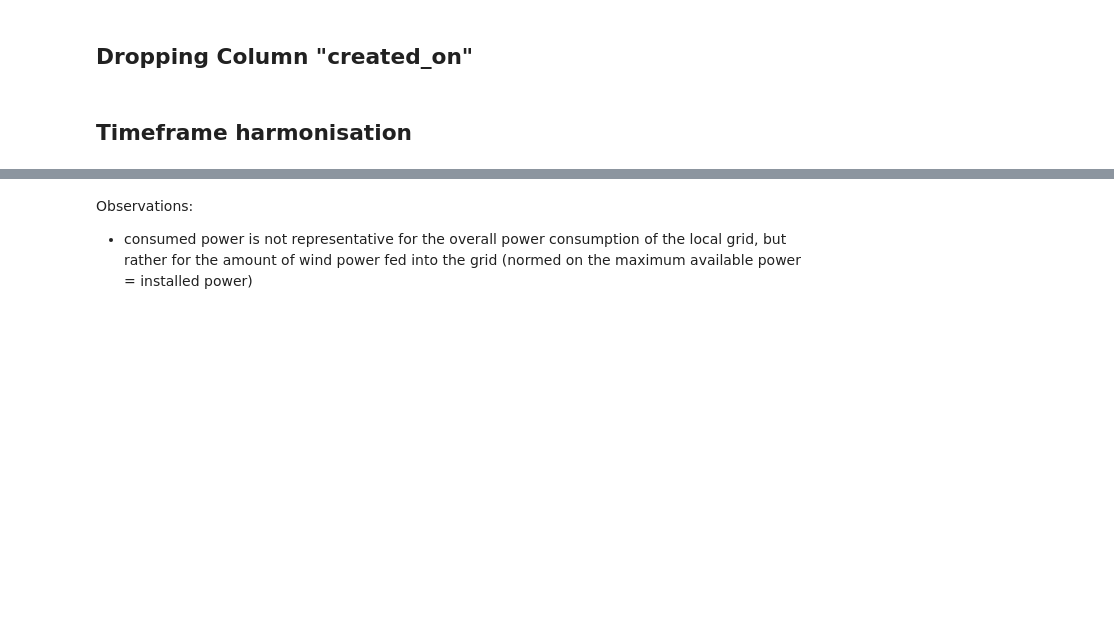
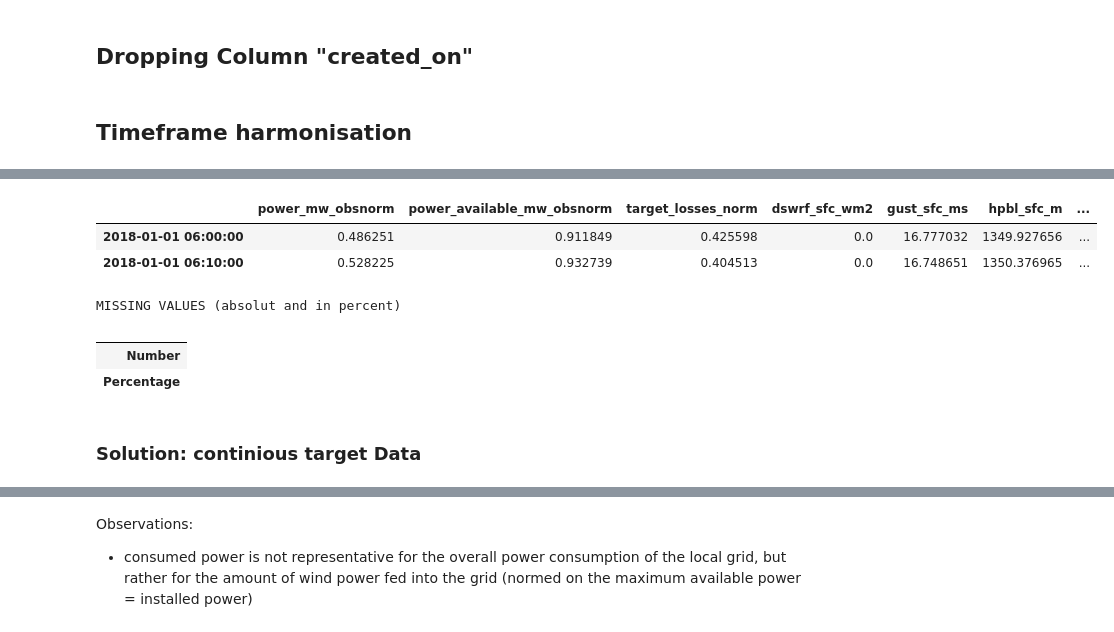
Before and after one commit to JonJae/TimeSeriesPrediction_FeedInMngmt, a Jupyter notebook: FeedInMngmt_EDA.ipynb, the cells around one changed output, grey strips where cells are left out. Drawn from its saved outputs; the diff is of its cells as text; code cells hidden in the pictures; blank space fills up the shorter version.

```diff
--- a/FeedInMngmt_EDA.ipynb
+++ b/FeedInMngmt_EDA.ipynb
@@ -218,27 +298,45 @@ _ = plt.title('10 Minute Averaged Target Loss (Standard Day)')
 # %%
 # creating series objects with the different timestamps of a day and their corresponding mean values for target data
 day_hour_minute_means_loss = df.groupby('day_hour_minute')['target_losses_norm'].mean().reset_index()
 day_hour_minute_means_available = df.groupby('day_hour_minute')['power_available_mw_obsnorm'].mean().reset_index()
 day_hour_minute_means_cons = df.groupby('day_hour_minute')['power_mw_obsnorm'].mean().reset_index()
 
 # creating dictionaries to map the mean values to the according timestamps
 day_hour_minute_means_loss_dict = dict(zip(day_hour_minute_means_loss.day_hour_minute, day_hour_minute_means_loss.target_losses_norm))
 day_hour_minute_means_available_dict = dict(zip(day_hour_minute_means_available.day_hour_minute, day_hour_minute_means_available.power_available_mw_obsnorm))
 day_hour_minute_means_cons_dict = dict(zip(day_hour_minute_means_cons.day_hour_minute, day_hour_minute_means_cons.power_mw_obsnorm))
 
 # mapping the mean values to the according timestamps
 df["mean_losses"] = df["day_hour_minute"].map(day_hour_minute_means_loss_dict)
 df["mean_available"] = df["day_hour_minute"].map(day_hour_minute_means_available_dict)
 df["mean_cons"] = df["day_hour_minute"].map(day_hour_minute_means_cons_dict)
 
 # filling in the nan values in our target data with the mean value for the corresponding timestamp on the day
 df["target_losses_norm"].fillna(df["mean_losses"], inplace=True)
 df["power_available_mw_obsnorm"].fillna(df["mean_losses"], inplace=True)
 df["power_mw_obsnorm"].fillna(df["mean_losses"], inplace=True)
 
 # dropping the columns with the mean values again
 df.drop(columns = ["mean_losses", "mean_available", "mean_cons", "day_hour_minute"], inplace = True)
 
-df.head()
+df.head(2)
+# %% [output]
+|  | power_mw_obsnorm | power_available_mw_obsnorm | target_losses_norm | dswrf_sfc_wm2 | gust_sfc_ms | hpbl_sfc_m | ... |
+| 2018-01-01 06:00:00 | 0.486251 | 0.911849 | 0.425598 | 0.0 | 16.777032 | 1349.927656 | ... |
+| 2018-01-01 06:10:00 | 0.528225 | 0.932739 | 0.404513 | 0.0 | 16.748651 | 1350.376965 | ... |
+# %%
+# Percentage and Number of NaN-Values
+missing = pd.DataFrame(df.isnull().sum(),columns=['Number'])
+missing['Percentage'] = round(missing.Number/df.shape[0]*100,1)
+print()
+print('MISSING VALUES (absolut and in percent)')
+missing[missing.Number!=0].T
+# %% [output]
+MISSING VALUES (absolut and in percent)
+|  |
+| Number |
+| Percentage |
+# %% [markdown]
+### Solution: continious target Data
 # %%
 msno.matrix(df);
```
Also changed, not shown: parts of 45 cells of this notebook, 3 other files.
